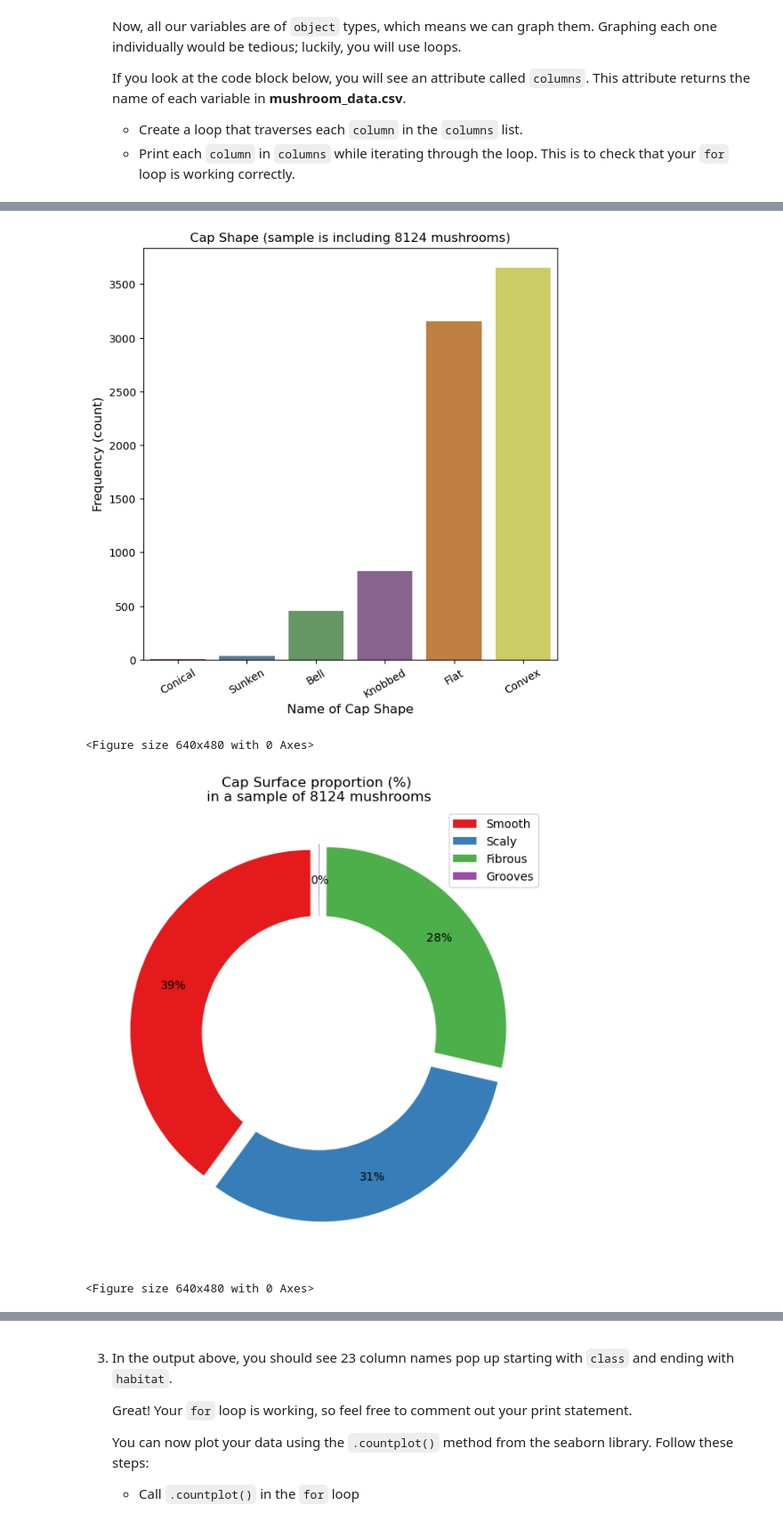
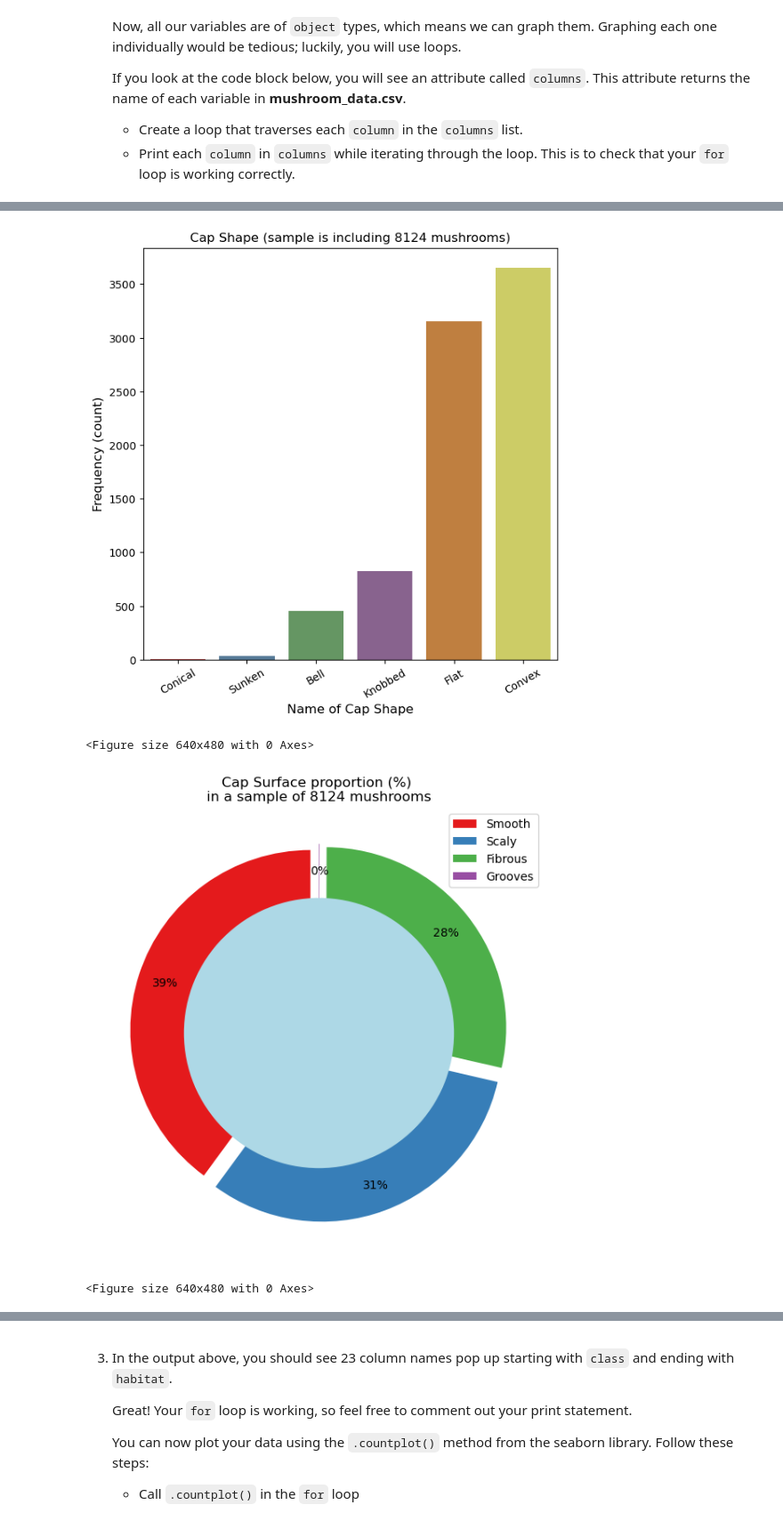
Before and after one commit to LiZoMark841619/Mushroom_analysis, a Jupyter notebook: Exploring Mushrooms/Exploring Mushrooms.ipynb, the cells around one changed output, grey strips where cells are left out. Shown at 89% size. Drawn from its saved outputs; the diff is of its cells as text; code cells hidden in the pictures.

```diff
--- a/Exploring Mushrooms/Exploring Mushrooms.ipynb
+++ b/Exploring Mushrooms/Exploring Mushrooms.ipynb
@@ -66,19 +154,19 @@ for column in columns:
     plt.figure(figsize=[7,7])
     sns.set_palette("Set1")
     if df[column].nunique() < 6:
-        plt.pie(df[column].value_counts(), autopct='%d%%', startangle=90, pctdistance=0.8, explode=[0.05 for i in range(len(df[column].value_counts()))])
+        plt.pie(df[column].value_counts(), autopct='%d%%', startangle=90, pctdistance=0.85, explode=[0.05 for i in range(df[column].nunique())])
         labels=df[column].unique()
         plt.legend(labels, loc=0)
-        plt.title(f'{column} proportion (%) \nin a sample of {len(df.Population)} mushrooms', fontsize=12)
-        hole = plt.Circle((0, 0), 0.65, facecolor='white')
+        plt.title(f'{column} proportion (%) \nin a sample of {len(df)} mushrooms', fontsize=12)
+        hole = plt.Circle((0, 0), 0.75, facecolor='lightblue')
         plt.gcf().gca().add_artist(hole)
 
     else:
-        sns.countplot(x=df[column], order=df[column].value_counts(ascending=True).index, saturation=0.5, palette='Set1')
+        sns.countplot(x=df[column], order=df[column].value_counts(ascending=True).index, saturation=0.5)
         plt.xticks(rotation=30, fontsize=10)
         plt.xlabel(f'Name of {column}', fontsize=12)
         plt.ylabel('Frequency (count)', fontsize=12)
-        plt.title(f'{column} (sample is including {len(df.Population)} mushrooms)', fontsize=12)
+        plt.title(f'{column} (sample is including {len(df)} mushrooms)', fontsize=12)
     plt.show()
     plt.clf()
 # %% [output]
@@ -86,5 +174,5 @@ for column in columns:
 <Figure size 640x480 with 0 Axes>
 [figure]
 <Figure size 640x480 with 0 Axes>
-[figure, old version]
+[figure, new version]
 <Figure size 640x480 with 0 Axes>
```
Also changed, not shown: parts of 10 cells of this notebook.
